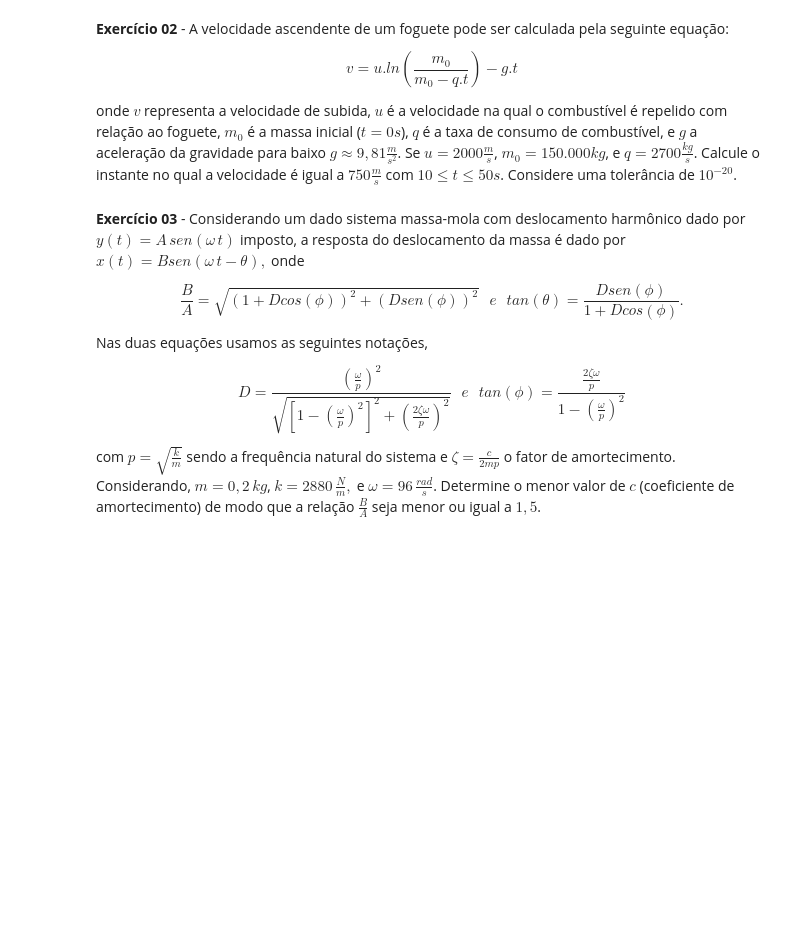
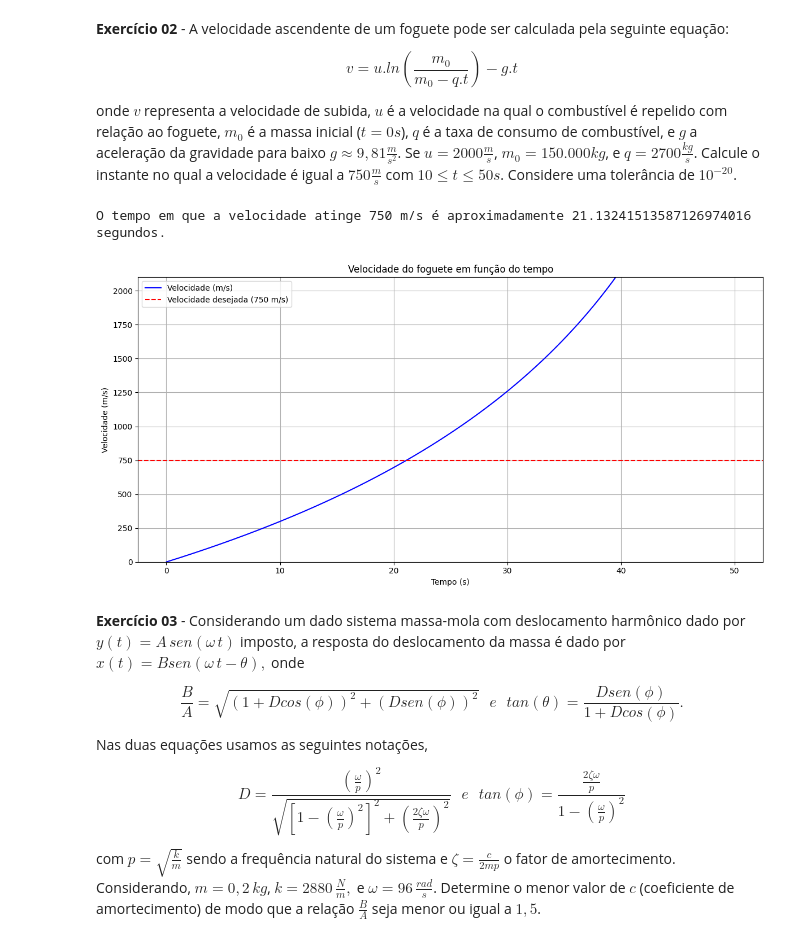
Before and after one commit to DanielMedeiros1/LAB-CN, a Jupyter notebook: Lab_02NOVO.ipynb, the cells around one changed output. Drawn from its saved outputs; the diff is of its cells as text; code cells hidden in the pictures; blank space fills up the shorter version.

```diff
--- a/Lab_02NOVO.ipynb
+++ b/Lab_02NOVO.ipynb
@@ -247,38 +247,41 @@ def bissecao(f, a, b, tol):
     tol = mp.mpf(tol)
     while (b - a) / 2 > tol:
         c = (a + b) / 2
-        if f(c) == 0 or (b - a) / 2 < tol:
+        if (b - a) / 2 < tol:
             return c
         if f(a) * f(c) < 0:
             b = c
         else:
             a = c
     return (a + b) / 2
 
 t_min = 10
 t_max = 50
-tol = mp.mpf('1e-20')
+tol = mp.mpf('1e-10')
 
 tempo = bissecao(funcao_objetivo, t_min, t_max, tol)
 
 print(f"O tempo em que a velocidade atinge 750 m/s é aproximadamente {mp.nstr(tempo, 22)} segundos.")
 
 tempos = [mp.mpf(t) for t in mp.linspace(0.01, 50, 500)]
 velocidades = [float(velocidade(t)) for t in tempos]
 tempos_float = [float(t) for t in tempos]
 
 plt.figure(figsize=(12, 6))
-plt.plot(tempos, velocidades, label='Velocidade (m/s)', color='blue')
+plt.plot(tempos_float, velocidades, label='Velocidade (m/s)', color='blue')
 plt.axhline(750, linestyle='--', label='Velocidade desejada (750 m/s)', color="red")
 plt.title('Velocidade do foguete em função do tempo')
 plt.xlabel('Tempo (s)')
 plt.ylabel('Velocidade (m/s)')
 plt.ylim(0, 2100)
 plt.yticks([0, 250, 500, 750, 1000, 1250, 1500, 1750, 2000])
 plt.grid(True)
 plt.legend()
 plt.tight_layout()
 plt.show()
+# %% [output]
+O tempo em que a velocidade atinge 750 m/s é aproximadamente 21.13241513587126974016 segundos.
+[figure, added]
 # %% [markdown]
 **Exercício 03** - Considerando um dado sistema massa-mola com deslocamento harmônico dado por $y(t) = A\,sen(\omega\,t)$ imposto, a resposta do deslocamento da massa é dado por $x(t) = B sen(\omega\,t - \theta),$ onde
 
```
